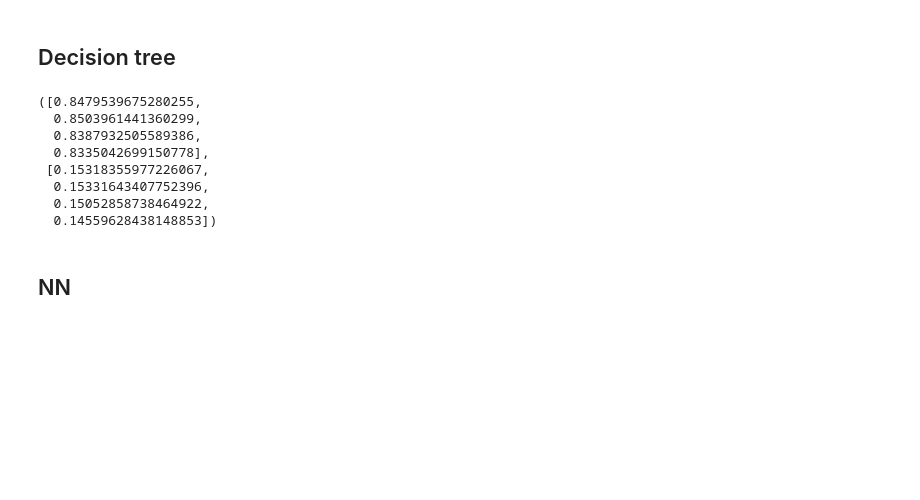
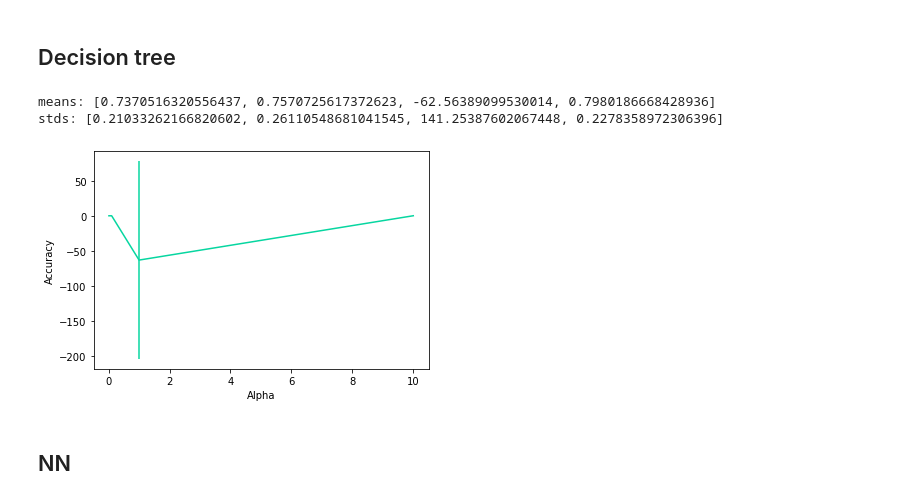
Before and after one commit to Chenmo1212/ML-WIC_predict, a Jupyter notebook: Code.ipynb, the cells around one changed output. Drawn from its saved outputs; the diff is of its cells as text; code cells hidden in the pictures; blank space fills up the shorter version.

```diff
--- a/Code.ipynb
+++ b/Code.ipynb
@@ -31,11 +31,21 @@ def normalization(data):
 def cross_validate(models, cv = 5, scoring = 'r2'):
     means = []
     stds = []
-    for model in models:
+
+    for index, model in enumerate(models):
         score = cross_val_score(model, X_train, y_train, cv = cv, scoring = scoring)
         means.append(score.mean())
         stds.append(score.std(ddof = 1))
     return means, stds
+
+
+def plot_errbar(c_list, means, stds):
+    print('means:', means)
+    print('stds:', stds)
+    plt.errorbar(c_list, means, yerr=stds, c='#06d6a0')
+    plt.xlabel('Alpha')
+    plt.ylabel('Accuracy')
+    plt.show()
 # %% [markdown]
 ## Data import
 # %%
@@ -134,23 +223,19 @@ mean, std = cross_validate(ElasticNet_clfs)
 # %%
 DecisionTrees = []
 clf = DecisionTreeRegressor(criterion = 'squared_error', random_state = 913)
 DecisionTrees.append(clf)
 clf = DecisionTreeRegressor(criterion = 'friedman_mse', random_state = 913)
 DecisionTrees.append(clf)
 clf = DecisionTreeRegressor(criterion = 'absolute_error', random_state = 913)
 DecisionTrees.append(clf)
 clf = DecisionTreeRegressor(criterion = 'poisson', random_state = 913)
 DecisionTrees.append(clf)
-cross_validate(DecisionTrees)
+means_dt, stds_dt = cross_validate(DecisionTrees)
+plot_errbar([0.01, 0.1, 1, 10], means_dt, stds_dt)
 # %% [output]
-([0.8479539675280255,
-  0.8503961441360299,
-  0.8387932505589386,
-  0.8335042699150778],
- [0.15318355977226067,
-  0.15331643407752396,
-  0.15052858738464922,
-  0.14559628438148853])
+means: [0.7370516320556437, 0.7570725617372623, -62.56389099530014, 0.7980186668428936]
+stds: [0.21033262166820602, 0.26110548681041545, 141.25387602067448, 0.2278358972306396]
+[figure, added]
 # %% [markdown]
 ## NN
 # %%
```
Also changed, not shown: parts of 9 cells of this notebook, 1 other file.
